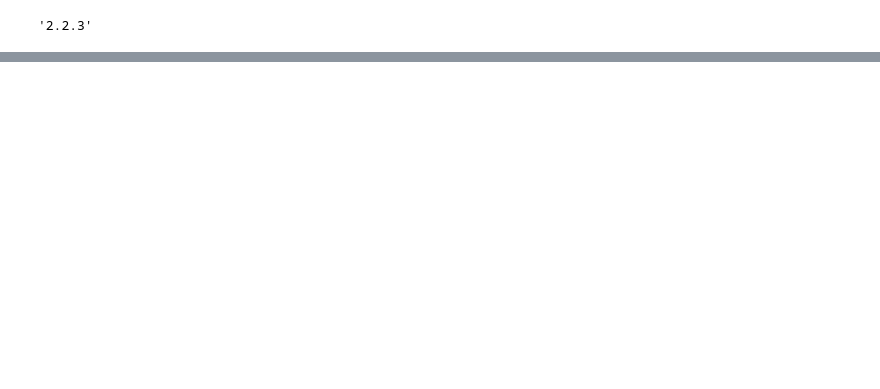
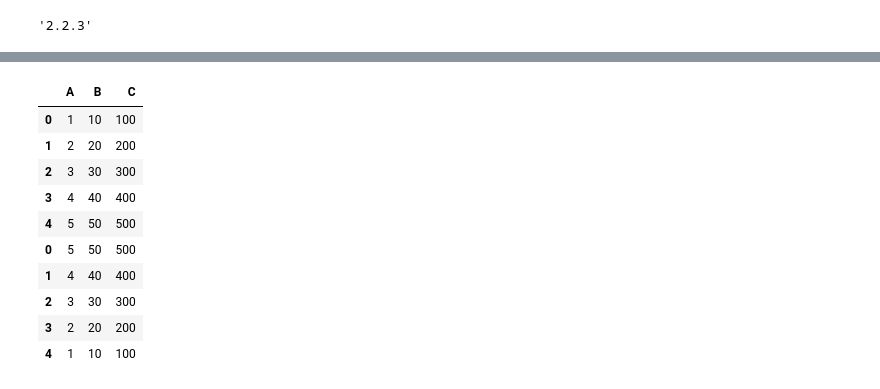
Before and after one commit to DZhang3210/pandas-intro, a Jupyter notebook: Notebook.ipynb, the cells around one changed output, grey strips where cells are left out. Drawn from its saved outputs; the diff is of its cells as text; code cells hidden in the pictures; blank space fills up the shorter version.

```diff
--- a/Notebook.ipynb
+++ b/Notebook.ipynb
@@ -29,0 +483,5 @@ pd.__version__
+# %%
+data1 = {"A": [1,2,3,4,5], "B": [10,20,30,40,50], "C": [100,200,300,400,500]}
+data2 = {"A": [5,4,3,2,1], "B": [50,40,30,20,10], "C": [500,400,300,200,100]}
+df1 = pd.DataFrame(data1)
+df2 = pd.DataFrame(data2)
@@ -29,0 +506,14 @@ pd.__version__
+# %%
+pd.concat([df1, df2])
+# %% [output]
+|  | A | B | C |
+| 0 | 1 | 10 | 100 |
+| 1 | 2 | 20 | 200 |
+| 2 | 3 | 30 | 300 |
+| 3 | 4 | 40 | 400 |
+| 4 | 5 | 50 | 500 |
+| 0 | 5 | 50 | 500 |
+| 1 | 4 | 40 | 400 |
+| 2 | 3 | 30 | 300 |
+| 3 | 2 | 20 | 200 |
+| 4 | 1 | 10 | 100 |
```
Also changed, not shown: parts of 131 cells of this notebook, 2 other files.
